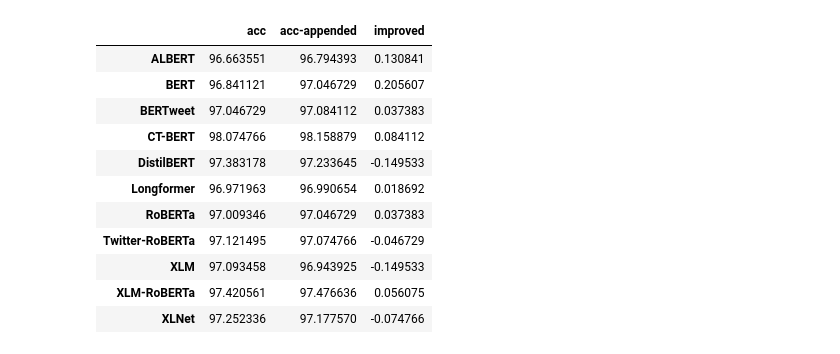
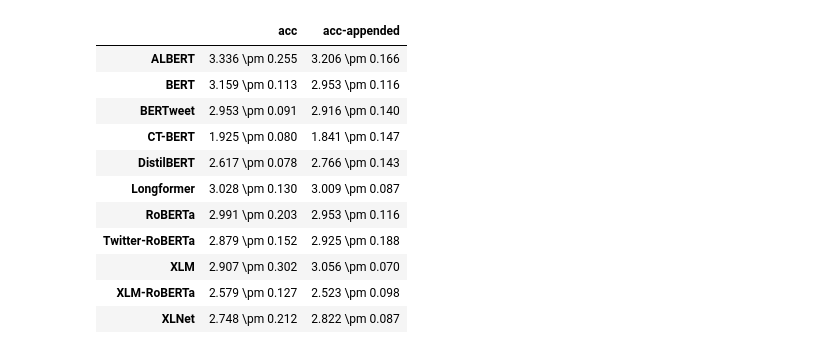
Before and after one commit to ignasa007/LingML, a Jupyter notebook: analysis.ipynb, the cells around one changed output. Cells and saved outputs as stored; diff of their text form; code cells hidden in the pictures.

```diff
--- a/analysis.ipynb
+++ b/analysis.ipynb
@@ -140,58 +141,60 @@ def pairwise_plot(dataset, results, pairs, split, metric, jump, sep='/'):
         plt.savefig(fn, bbox_inches='tight')
         plt.close()
 # %%
-dataset = 'aaai-constraint-covid'
-jump = 50
+# dataset = 'aaai-constraint-covid'
+# jump = 50
 
-results, valid_pairs = get_results(dataset, pairs)
+# results, valid_pairs = get_results(dataset, pairs)
 
-for split, jump in (('training', 50), ('validation', 1)):
-    for metric in ('Loss', 'Accuracy', 'F1-Score'):
-        pairwise_plot(dataset, results, valid_pairs, split, metric, jump, sep='/')
+# for split, jump in (('training', 50), ('validation', 1)):
+#     for metric in ('Loss', 'Accuracy', 'F1-Score'):
+#         pairwise_plot(dataset, results, valid_pairs, split, metric, jump, sep='/')
 # %%
 datasets = (
     'aaai-constraint-covid',
     'aaai-constraint-covid-appended',
     # 'aaai-constraint-covid-cleaned',
     # 'aaai-constraint-covid-cleaned-appended',
     # 'covid-misinformation',
 )
 
 index = sorted(models) # + [model+'-NT' for model in models])
 split = 'validation'
 metric = 'Accuracy'
 jump = 600 if split == 'training' else 1
 
 dataframe = defaultdict(list)
 
 for dataset in datasets:
     col_name = dataset.replace('aaai-constraint-covid', 'acc')
     results, _ = get_results(dataset, index)
     for model in index:
         if model in results:
             scores = list()
             for run in results[model]:
                 data = run[split]
                 idxs = list(range(jump, len(data['batch'])+jump, jump))
                 ys = fn_map[metric](data, idxs, jump)
                 scores.append(max(ys))
-            dataframe[col_name].append(100*np.mean(scores)) # f'{100*np.mean(scores):.4f} +- {100*np.std(scores):.4f}')
+            # dataframe[col_name].append(f'{100*np.mean(scores):.4f} \pm {100*np.std(scores):.4f}')
+            dataframe[col_name].append(f'{100*(1-np.mean(scores)):.3f} \pm {100*np.std(scores):.3f}')
         else:
             dataframe[col_name].append(np.nan)
 
-dataframe['improved'] = (np.array(dataframe['acc-appended'] - np.array(dataframe['acc']))).tolist()
+df = pd.DataFrame(dataframe, index=index)
+# df['improvement'] = 100*(df['acc']-df['acc-appended']) / df['acc']
 
-pd.DataFrame(dataframe, index=index).style.set_properties(**{'text-align': 'right'})
+df.style.set_properties(**{'text-align': 'right'})
 # %% [output]
-|  | acc | acc-appended | improved |
-| ALBERT | 96.663551 | 96.794393 | 0.130841 |
-| BERT | 96.841121 | 97.046729 | 0.205607 |
-| BERTweet | 97.046729 | 97.084112 | 0.037383 |
-| CT-BERT | 98.074766 | 98.158879 | 0.084112 |
-| DistilBERT | 97.383178 | 97.233645 | -0.149533 |
-| Longformer | 96.971963 | 96.990654 | 0.018692 |
-| RoBERTa | 97.009346 | 97.046729 | 0.037383 |
-| Twitter-RoBERTa | 97.121495 | 97.074766 | -0.046729 |
-| XLM | 97.093458 | 96.943925 | -0.149533 |
-| XLM-RoBERTa | 97.420561 | 97.476636 | 0.056075 |
-| XLNet | 97.252336 | 97.177570 | -0.074766 |
+|  | acc | acc-appended |
+| ALBERT | 3.336 \pm 0.255 | 3.206 \pm 0.166 |
+| BERT | 3.159 \pm 0.113 | 2.953 \pm 0.116 |
+| BERTweet | 2.953 \pm 0.091 | 2.916 \pm 0.140 |
+| CT-BERT | 1.925 \pm 0.080 | 1.841 \pm 0.147 |
+| DistilBERT | 2.617 \pm 0.078 | 2.766 \pm 0.143 |
+| Longformer | 3.028 \pm 0.130 | 3.009 \pm 0.087 |
+| RoBERTa | 2.991 \pm 0.203 | 2.953 \pm 0.116 |
+| Twitter-RoBERTa | 2.879 \pm 0.152 | 2.925 \pm 0.188 |
+| XLM | 2.907 \pm 0.302 | 3.056 \pm 0.070 |
+| XLM-RoBERTa | 2.579 \pm 0.127 | 2.523 \pm 0.098 |
+| XLNet | 2.748 \pm 0.212 | 2.822 \pm 0.087 |
```
Also changed, not shown: parts of 2 cells of this notebook, 2 other files.
